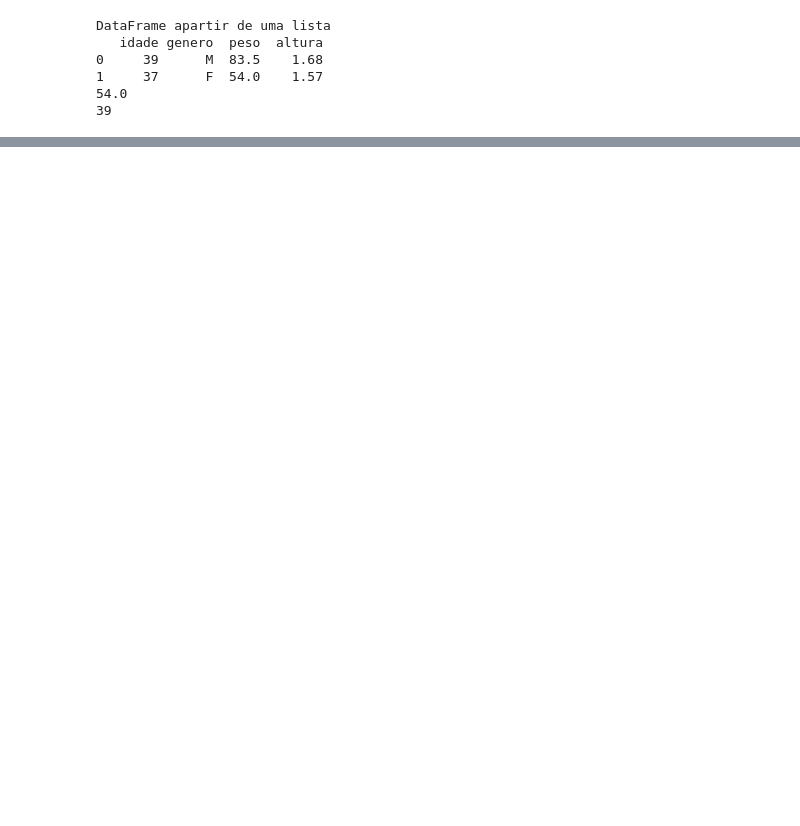
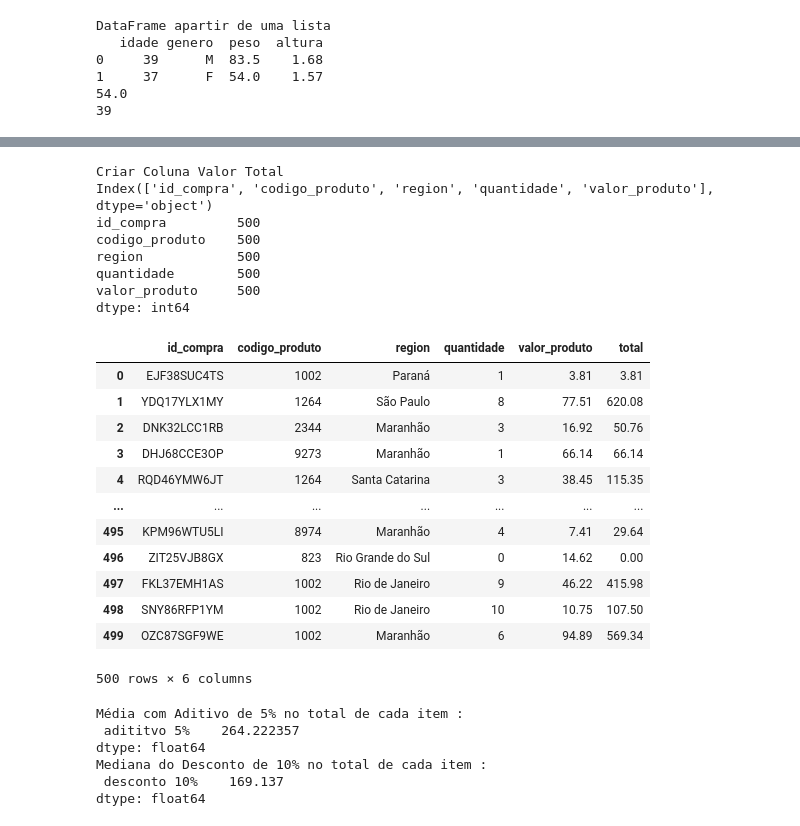
Before and after one commit to RafaelDaSilva1984/analise_dados_cubos_engie, a Jupyter notebook: aulas_python/datFrames.ipynb, the cells around one changed output, grey strips where cells are left out. Cells and saved outputs as stored; diff of their text form; code cells hidden in the pictures; blank space fills up the shorter version.

Commit message:
add métodos, sumarização, seleção dados, Operações

```diff
--- a/aulas_python/datFrames.ipynb
+++ b/aulas_python/datFrames.ipynb
@@ -75,0 +518,3 @@ Modelo:  Chevrolet Sail 1.2 Base ( 2015 ) : Petrol
+# %%
+base_vendas = pd.read_json("https://storage.googleapis.com/pedagogico/formacao-dados/tabela_vendas.json")
+base_vendas
@@ -75,0 +535,44 @@ Modelo:  Chevrolet Sail 1.2 Base ( 2015 ) : Petrol
+# %%
+print('Criar Coluna Valor Total')
+print(base_vendas.columns) # mostra as colunas
+print(base_vendas.count())
+# Criando Coluna Total
+base_vendas['total'] = base_vendas['quantidade'].mul(base_vendas['valor_produto'])
+base_vendas
+# %% [output]
+Criar Coluna Valor Total
+Index(['id_compra', 'codigo_produto', 'region', 'quantidade', 'valor_produto'], dtype='object')
+id_compra         500
+codigo_produto    500
+region            500
+quantidade        500
+valor_produto     500
+dtype: int64
+|  | id_compra | codigo_produto | region | quantidade | valor_produto | total |
+| 0 | EJF38SUC4TS | 1002 | Paraná | 1 | 3.81 | 3.81 |
+| 1 | YDQ17YLX1MY | 1264 | São Paulo | 8 | 77.51 | 620.08 |
+| 2 | DNK32LCC1RB | 2344 | Maranhão | 3 | 16.92 | 50.76 |
+| 3 | DHJ68CCE3OP | 9273 | Maranhão | 1 | 66.14 | 66.14 |
+| 4 | RQD46YMW6JT | 1264 | Santa Catarina | 3 | 38.45 | 115.35 |
+| ... | ... | ... | ... | ... | ... | ... |
+| 495 | KPM96WTU5LI | 8974 | Maranhão | 4 | 7.41 | 29.64 |
+| 496 | ZIT25VJB8GX | 823 | Rio Grande do Sul | 0 | 14.62 | 0.00 |
+| 497 | FKL37EMH1AS | 1002 | Rio de Janeiro | 9 | 46.22 | 415.98 |
+| 498 | SNY86RFP1YM | 1002 | Rio de Janeiro | 10 | 10.75 | 107.50 |
+| 499 | OZC87SGF9WE | 1002 | Maranhão | 6 | 94.89 | 569.34 |
+500 rows × 6 columns
+# %%
+#simulando acréscimo de 5% e desconto de 10%
+base_vendas['adititvo 5%'] = base_vendas['total'].mul(1.05)
+base_vendas
+base_vendas['desconto 10%'] = base_vendas['total'].mul(0.9)
+base_vendas
+print('Média com Aditivo de 5% no total de cada item :''\n', base_vendas[['adititvo 5%']].mean())
+print('Mediana do Desconto de 10% no total de cada item :''\n',base_vendas[['desconto 10%']].median())
+# %% [output]
+Média com Aditivo de 5% no total de cada item :
+ adititvo 5%    264.222357
+dtype: float64
+Mediana do Desconto de 10% no total de cada item :
+ desconto 10%    169.137
+dtype: float64
```
Also changed, not shown: parts of 38 cells of this notebook, 4 other files.
